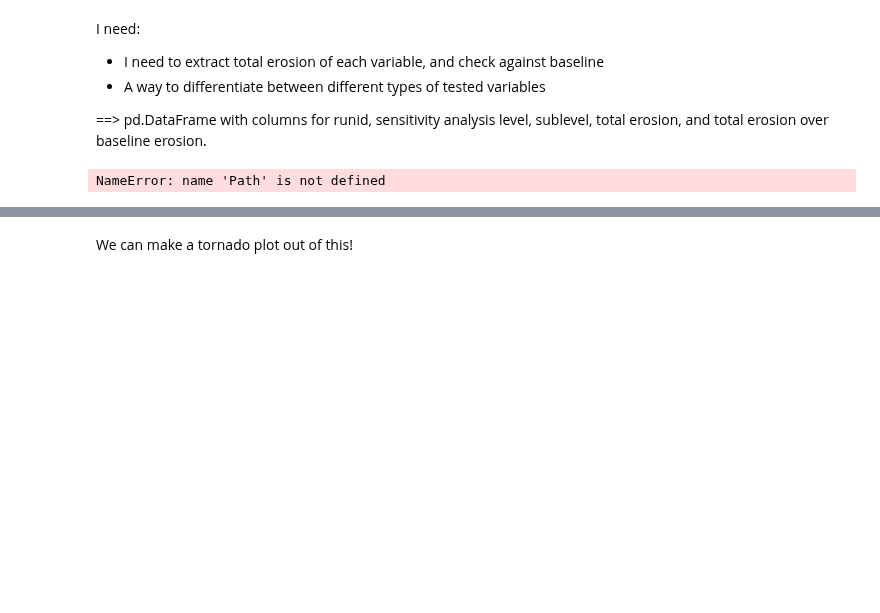
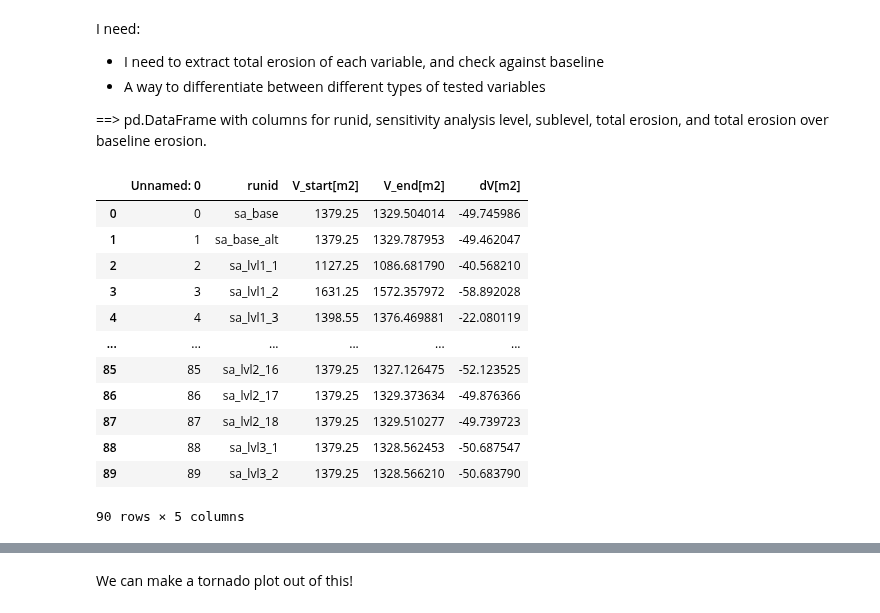
Before and after one commit to khdebruijn/thermo-morphological-model, a Jupyter notebook: results/sensitivity_analysis_erosion.ipynb, the cells around one changed output, grey strips where cells are left out. Cells and saved outputs as stored; diff of their text form; code cells hidden in the pictures; blank space fills up the shorter version.

```diff
--- a/results/sensitivity_analysis_erosion.ipynb
+++ b/results/sensitivity_analysis_erosion.ipynb
@@ -64,36 +64,58 @@ for i, row in df.iterrows():
     runid_low = row['run_id_low']
     runid_high = row['run_id_high']
 
-    df_low = pd.read_csv(Path(f'erosion_rates/{runid_low}.csv'), parse_dates=['time'])
-    df_high = pd.read_csv(Path(f'erosion_rates/{runid_high}.csv'), parse_dates=['time'])
+    try:
+        df_low = pd.read_csv(Path(f'erosion_rates/{runid_low}.csv'), parse_dates=['time'])
+        df_high = pd.read_csv(Path(f'erosion_rates/{runid_high}.csv'), parse_dates=['time'])
 
-    x_start_low = df_low['x_bluff_edge'].values[0]
-    x_start_high = df_high['x_bluff_edge'].values[0]
+        x_start_low = df_low['x_bluff_edge'].values[0]
+        x_start_high = df_high['x_bluff_edge'].values[0]
 
-    x_end_low = df_low['x_bluff_edge'].values[-1]
-    x_end_high = df_high['x_bluff_edge'].values[-1]
+        x_end_low = df_low['x_bluff_edge'].values[-1]
+        x_end_high = df_high['x_bluff_edge'].values[-1]
 
-    total_erosion_low = x_end_low - x_start_low
-    total_erosion_high = x_end_high - x_start_high
+        total_erosion_low = x_end_low - x_start_low
+        total_erosion_high = x_end_high - x_start_high
 
-    rnte_low = total_erosion_low / total_bluff_erosion_base
-    rnte_high = total_erosion_high / total_bluff_erosion_base
+        rnte_low = total_erosion_low / total_bluff_erosion_base
+        rnte_high = total_erosion_high / total_bluff_erosion_base
 
-    total_erosion.append(total_erosion_low, total_erosion_high)
-    rnte.append(rnte_low, rnte_high)
+        total_erosion.append((total_erosion_low, total_erosion_high))
+        rnte.append((rnte_low, rnte_high))
+
+    except FileNotFoundError:
+        total_erosion.append((0, 0))
+        rnte.append((0, 0))
+
 
 # add new columns
 total_erosion = np.array(total_erosion)
 rnte = np.array(rnte)
 
-df['total_erosion_low[m]'] = total_erosion[0,:]
-df['total_erosion_high[m]'] = total_erosion[1,:]
+df['total_erosion_low[m]'] = total_erosion[:,0]
+df['total_erosion_high[m]'] = total_erosion[:,1]
 
-df['rnte_low[-]'] = rnte[0,:]
-df['rnte_high[-]'] = rnte[1,:]
+df['rnte_low[-]'] = rnte[:,0]
+df['rnte_high[-]'] = rnte[:,1]
 
-# order dataframe from low to high
-order_mask = np.argsort(np.abs(df['total_erosion_high[m]'].values - df['total_erosion_low[m]'].values))
-df = df[order_mask]
+df.dropna(inplace=True, axis=0)
+
+# df
-# %% [output]
-NameError: name 'Path' is not defined
+# %%
+df_volume_changes = pd.read_csv("volume_changes.csv")
+
+# df_volume_changes
+# %% [output]
+|  | Unnamed: 0 | runid | V_start[m2] | V_end[m2] | dV[m2] |
+| 0 | 0 | sa_base | 1379.25 | 1329.504014 | -49.745986 |
+| 1 | 1 | sa_base_alt | 1379.25 | 1329.787953 | -49.462047 |
+| 2 | 2 | sa_lvl1_1 | 1127.25 | 1086.681790 | -40.568210 |
+| 3 | 3 | sa_lvl1_2 | 1631.25 | 1572.357972 | -58.892028 |
+| 4 | 4 | sa_lvl1_3 | 1398.55 | 1376.469881 | -22.080119 |
+| ... | ... | ... | ... | ... | ... |
+| 85 | 85 | sa_lvl2_16 | 1379.25 | 1327.126475 | -52.123525 |
+| 86 | 86 | sa_lvl2_17 | 1379.25 | 1329.373634 | -49.876366 |
+| 87 | 87 | sa_lvl2_18 | 1379.25 | 1329.510277 | -49.739723 |
+| 88 | 88 | sa_lvl3_1 | 1379.25 | 1328.562453 | -50.687547 |
+| 89 | 89 | sa_lvl3_2 | 1379.25 | 1328.566210 | -50.683790 |
+90 rows × 5 columns
```
Also changed, not shown: parts of 6 cells of this notebook, 1 other file.
